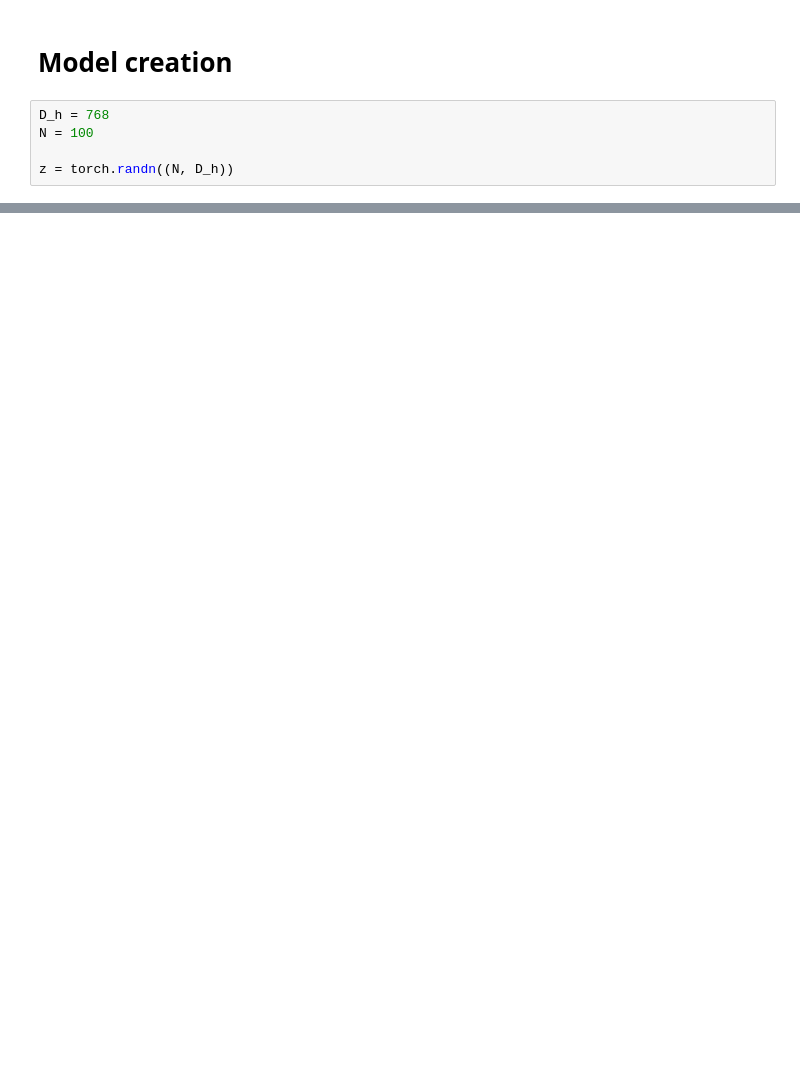
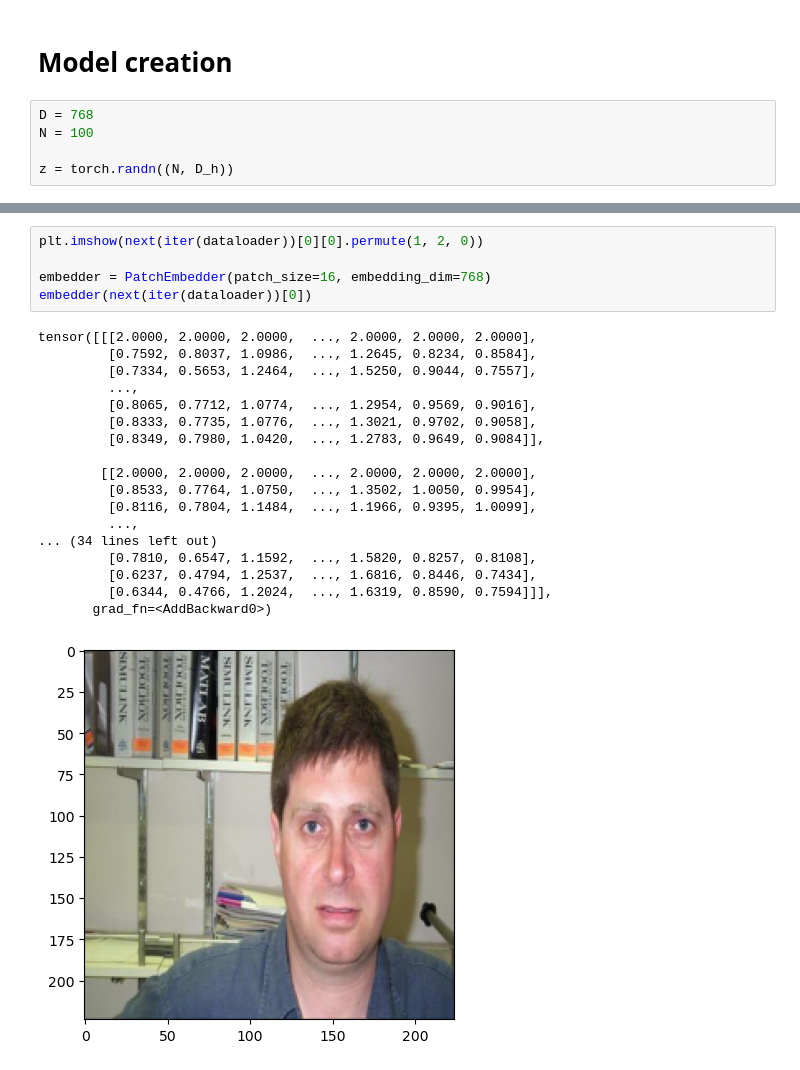
Before and after one commit to Pierre-DLB/computer-vision-learning, a Jupyter notebook: Learn ViT.ipynb, the cells around one changed output, grey strips where cells are left out. Drawn from its saved outputs; the diff is of its cells as text; blank space fills up the shorter version.

Commit message:
fixing MSA + embedding

```diff
--- a/Learn ViT.ipynb
+++ b/Learn ViT.ipynb
@@ -49,7 +77,7 @@ print(f"the dataset includes {len(dataset)} samples")
 # %% [markdown]
 # Model creation
 # %%
-D_h = 768
+D = 768
 N = 100
 
 z = torch.randn((N, D_h))
@@ -121,0 +322,24 @@ class Encoder(nn.Module):
+# %%
+plt.imshow(next(iter(dataloader))[0][0].permute(1, 2, 0))
+
+embedder = PatchEmbedder(patch_size=16, embedding_dim=768)
+embedder(next(iter(dataloader))[0])
+# %% [output]
+tensor([[[2.0000, 2.0000, 2.0000,  ..., 2.0000, 2.0000, 2.0000],
+         [0.7592, 0.8037, 1.0986,  ..., 1.2645, 0.8234, 0.8584],
+         [0.7334, 0.5653, 1.2464,  ..., 1.5250, 0.9044, 0.7557],
+         ...,
+         [0.8065, 0.7712, 1.0774,  ..., 1.2954, 0.9569, 0.9016],
+         [0.8333, 0.7735, 1.0776,  ..., 1.3021, 0.9702, 0.9058],
+         [0.8349, 0.7980, 1.0420,  ..., 1.2783, 0.9649, 0.9084]],
+
+        [[2.0000, 2.0000, 2.0000,  ..., 2.0000, 2.0000, 2.0000],
+         [0.8533, 0.7764, 1.0750,  ..., 1.3502, 1.0050, 0.9954],
+         [0.8116, 0.7804, 1.1484,  ..., 1.1966, 0.9395, 1.0099],
+         ...,
+... (34 lines left out)
+         [0.7810, 0.6547, 1.1592,  ..., 1.5820, 0.8257, 0.8108],
+         [0.6237, 0.4794, 1.2537,  ..., 1.6816, 0.8446, 0.7434],
+         [0.6344, 0.4766, 1.2024,  ..., 1.6319, 0.8590, 0.7594]]],
+       grad_fn=<AddBackward0>)
+[figure, added]
```
Also changed, not shown: parts of 17 cells of this notebook.
